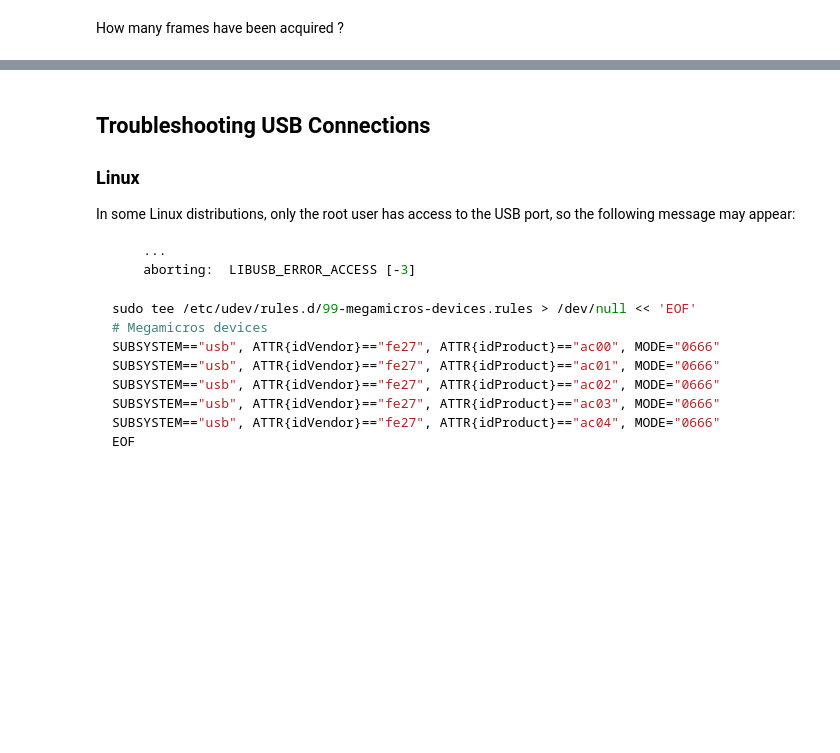
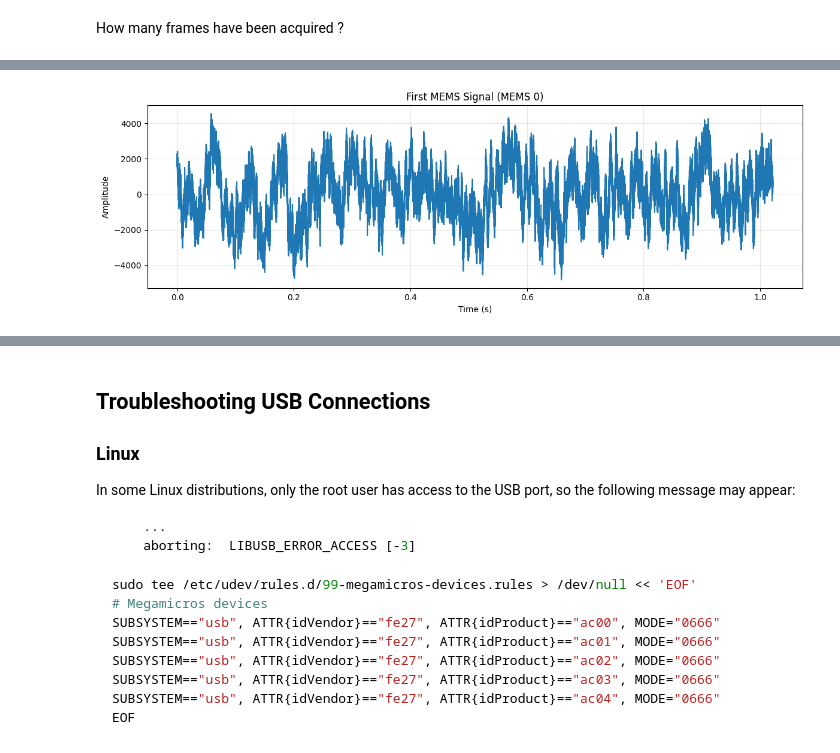
Before and after one commit to bimea/megamicros, a Jupyter notebook: notebooks/02_getstarted_usb.ipynb, the cells around one changed output, grey strips where cells are left out. Saved outputs shown, nothing was run; the diff lists cells and outputs as text; code cells hidden in the pictures; blank space fills up the shorter version.

```diff
--- a/notebooks/02_getstarted_usb.ipynb
+++ b/notebooks/02_getstarted_usb.ipynb
@@ -165,0 +349,35 @@ print(f"{source.transfert_lost} frames lost")
+# %%
+log.setLevel("INFO")
+
+frames = []
+acquisition_config.time_activation=200
+try:
+    source.configure(acquisition_config)
+    source.start()
+
+    # Collect frames in a list
+    for frame in source:
+        frames.append(frame)
+
+    source.wait()
+    source.stop()
+except Exception as e:
+    print(f"⚠ Error during acquisition: {e}")
+
+signal = np.concatenate(frames, axis=1)
+counter = signal[0, :]                  # Counter
+mems_0 = signal[mems_offset, :]         # First MEMS
+
+# Create time axis (in seconds)
+time = np.arange(signal.shape[1]) / acquisition_config.sampling_frequency
+
+# Plot first MEMS signal
+plt.figure(figsize=(12, 4))
+plt.plot(time, mems_0)
+plt.xlabel('Time (s)')
+plt.ylabel('Amplitude')
+plt.title('First MEMS Signal (MEMS 0)')
+plt.grid(True, alpha=0.3)
+plt.tight_layout()
+plt.show()
+# %% [output]
@@ -165,0 +397 @@ print(f"{source.transfert_lost} frames lost")
+[figure, added]
```
Also changed, not shown: parts of 25 cells of this notebook, 3 other files.
